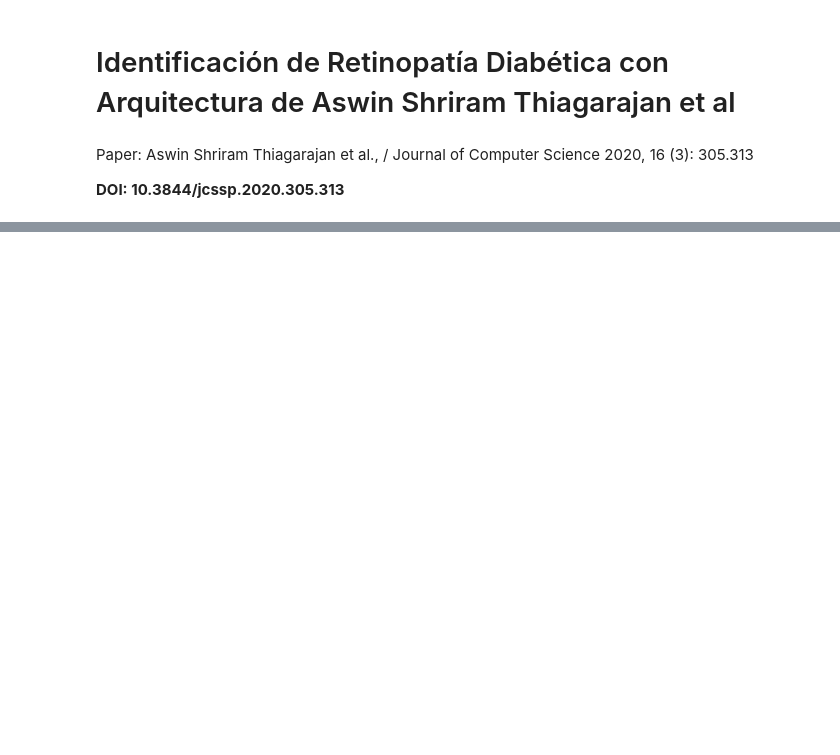
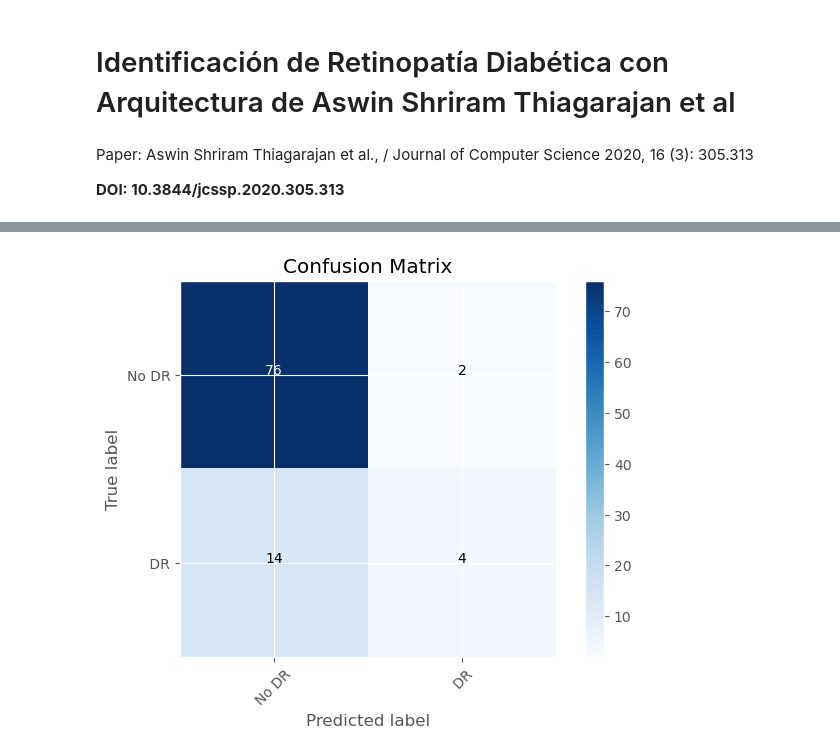
Before and after one commit to AlbertoRomanRamosRodriguez/Tesis-de-Grado, a Jupyter notebook: thiagarajan_ident.ipynb, the cells around one changed output, grey strips where cells are left out. Cells and saved outputs as stored; diff of their text form; code cells hidden in the pictures; blank space fills up the shorter version.

```diff
--- a/thiagarajan_ident.ipynb
+++ b/thiagarajan_ident.ipynb
@@ -158,0 +36,16 @@ with open('./DB/hdf5/diat_ret.json', "w") as f:
+# %%
+DATASET_PATH = './DB'
+
+FILENAME = f'ident_thiagarajan_{TIME_STAMP}'
+
+MODEL_OUT_PATH = f'./models/{FILENAME}.h5'
+OUTPUT_PATH = F'./output/{FILENAME}'
+
+BATCH_SIZE = 32
+EPOCHS = 75
+IM_SIZE = 256
+NUM_CLASSES = 2
+
+LEARNING_RATE = 1e-3
+DROP_FACTOR = 0.10
+DROP_EPOCHS = 10
@@ -319,0 +276,78 @@ Function call stack:
+# %%
+from sklearn.metrics import confusion_matrix, classification_report, class_likelihood_ratios
+
+# from tesis_lib.io.hdf5datasetgenerator import HDF5DatasetGenerator
+# from tesis_lib.preprocessing.simplepreprocessor import SimpleProcessor
+# from tesis_lib.preprocessing.meanpreprocessor import MeanPreprocessor
+# from tesis_lib.preprocessing.croppreprocessor import CropPreprocessor
+# from tesis_lib.preprocessing.imagetoarrayprocessor import ImageToArrayPreprocessor
+
+from tesis_lib.utils.ranked import rank5_accuracy
+from tensorflow.keras.models import load_model
+import matplotlib.pyplot as plt
+# import numpy as np
+# import progressbar
+# import json
+
+BATCH_SIZE = 32
+IM_SIZE = 256
+NUM_CLASSES = 2
+
+means = json.loads(open('./DB/hdf5/diat_ret.json').read())
+
+sp = SimpleProcessor(IM_SIZE, IM_SIZE)
+mp = MeanPreprocessor(means["R"], means["G"], means["B"])
+iap = ImageToArrayPreprocessor()
+
+# load the pretrained network
+print("[INFO] loading model...")
+model = load_model('models/ident_thiagarajan_30_01_2023_13_40.h5')
+
+# initialize the testing dataset generator, then make predictions on
+# the testing data
+print("[INFO] predicting on test data (no crops)...")
+
+testGen = HDF5DatasetGenerator(
+	'./DB/hdf5/Testing.hdf5',
+	BATCH_SIZE,
+	preprocessors=[sp, mp, iap],
+	classes=NUM_CLASSES)
+
+predictions = model.predict(
+	testGen.generator(),
+	steps=testGen.numImages // BATCH_SIZE,
+	max_queue_size=10)
+
+trueLabels = list(testGen.db["labels"])
+predictedLabels = list(predictions.argmax(axis=1))
+
+# compute the rank-1 and rank-5 accuracies
+(rank1, _) = rank5_accuracy(predictions, trueLabels)
+print("[INFO] rank-1: {:.2f}%".format(rank1 * 100))
+
+testGen.close()
+
+print("\n\n[INFO] Calculating Confusion Matrix")
+cm = confusion_matrix(
+    y_true = trueLabels[:96],
+    y_pred = predictedLabels
+)
+plot_confusion_matrix(cm, ['No DR',' DR'], False, "Confusion Matrix")
+
+print("[INFO] Generating the Classification Report")
+print(classification_report(
+	y_true = trueLabels[:96],
+	y_pred = predictedLabels,
+	target_names= ['No DR', 'DR']
+))
+
+print("[INFO] Calculating the class likelihood ratios")
+
+ratios = class_likelihood_ratios(
+	y_true = trueLabels[:96],
+	y_pred = predictedLabels
+)
+
+for c,r in enumerate(ratios):
+	print("|\tClass {}: {:.2f}".format(c, r))
+# %% [output]
@@ -319,0 +364 @@ Function call stack:
+[figure, added]
```
Also changed, not shown: parts of 25 cells of this notebook.
